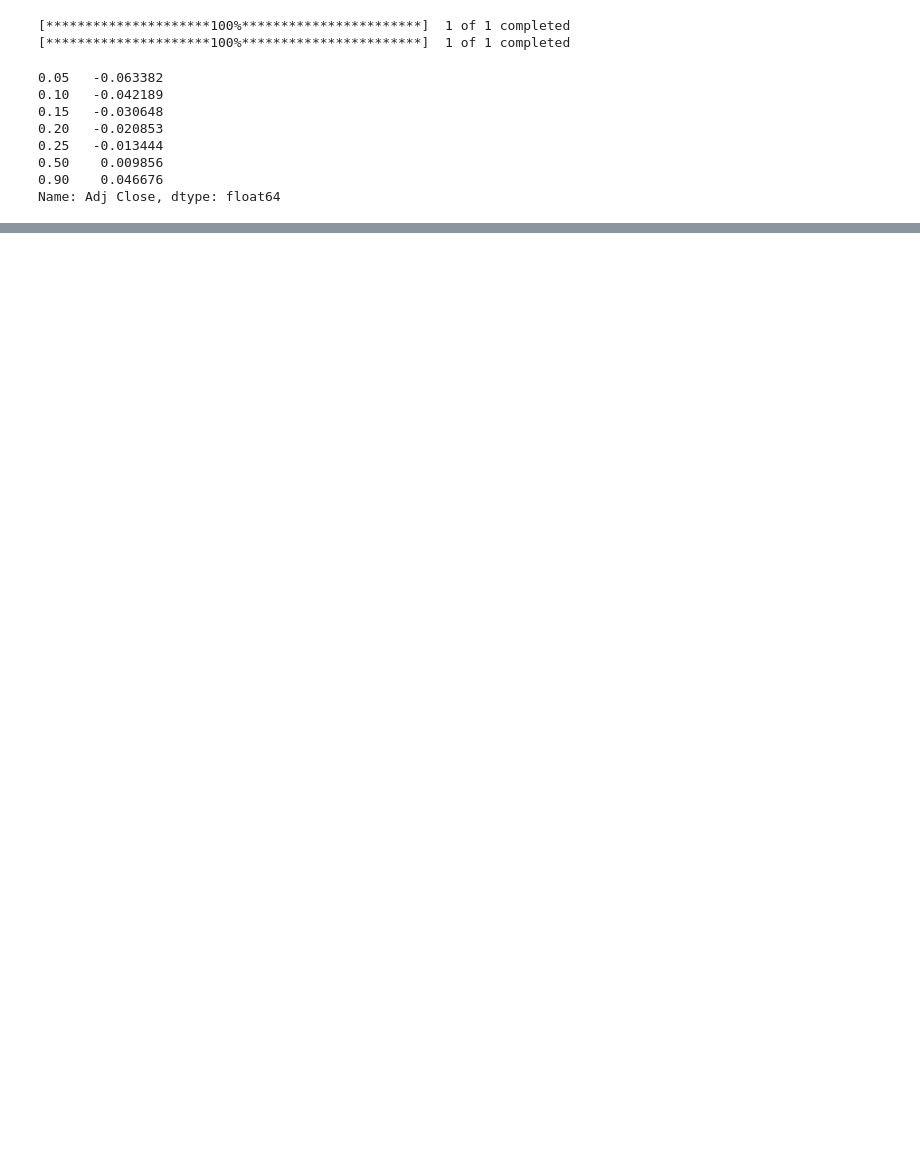
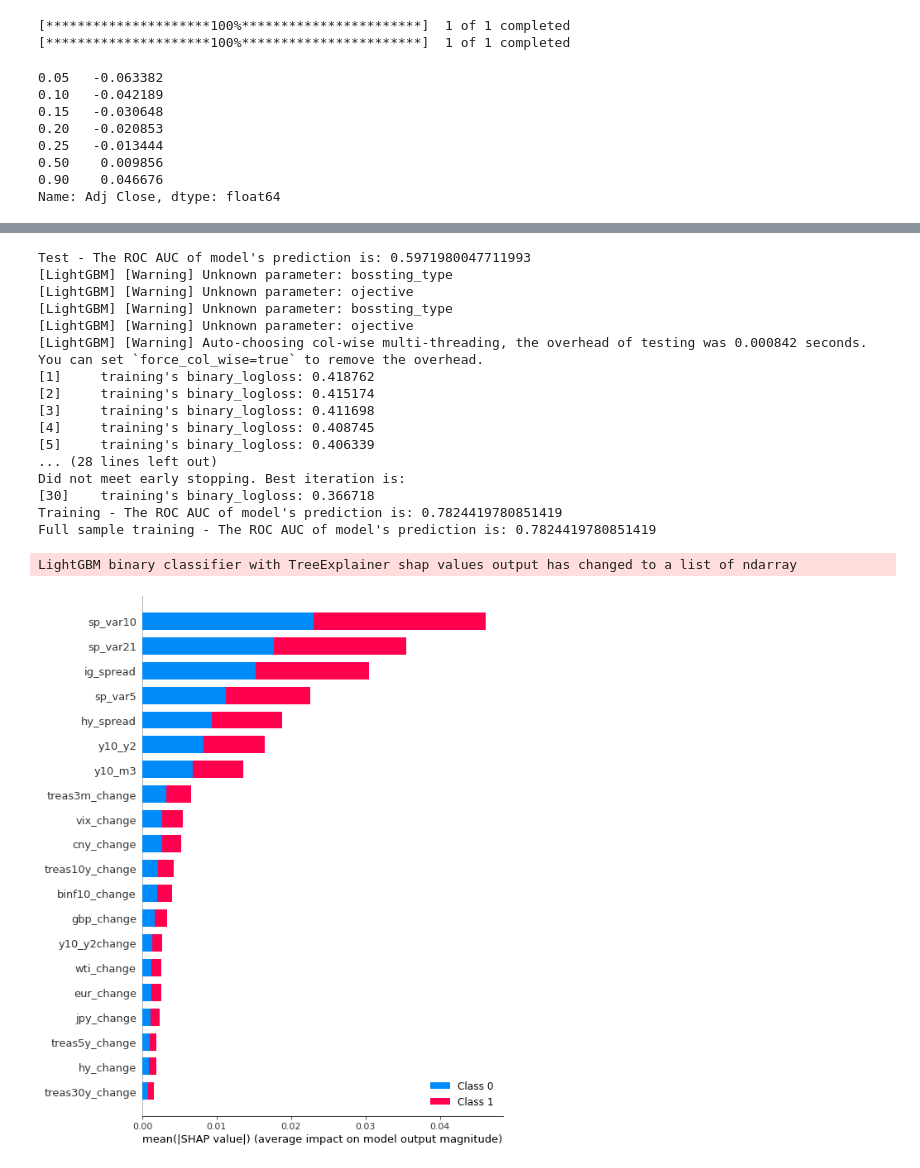
Before and after one commit to surekhanaga88/sp_500_classification, a Jupyter notebook: gbdt_01.ipynb, the cells around one changed output, grey strips where cells are left out. Saved outputs shown, nothing was run; the diff lists cells and outputs as text; code cells hidden in the pictures; blank space fills up the shorter version.

Commit message:
runs to work out params for 5-day model

```diff
--- a/gbdt_01.ipynb
+++ b/gbdt_01.ipynb
@@ -36,7 +36,7 @@ start_yf = '1995-01-01'
 interval='1d'
 series_names = ['ig_spread','hy_spread','wti','treas_3m','treas_5y','treas_10y','treas_30y','binf_5y','binf_10y','y10_y2','y10_m3','vix','eur','jpy','gbp','cny']
 
-fred_series,sp_data = download_data(fred,series_fred,start_fred,ticker_yf,start_yf,interval,series_names)
+fred_series,sp_data = mod.download_data(fred,series_fred,start_fred,ticker_yf,start_yf,interval,series_names)
 # %% [output]
 [*********************100%***********************]  1 of 1 completed
 [*********************100%***********************]  1 of 1 completed
@@ -55,7 +55,7 @@ fred_series,sp_data = download_data(fred,series_fred,start_fred,ticker_yf,start_
 11. VIX and change in VIX
 12. Change in currencies
 """
-data_0,feature_num,sp_return5,sp_return10,sp_return15 = derive_features(fred_series,sp_data)
+data_0,feature_num,sp_return5,sp_return10,sp_return15 = mod.derive_features(fred_series,sp_data)
 # %%
 #Let's check their percentile distribution
 #N E E D   A   P L O T
@@ -87,5 +87,5 @@ features_names = pd.DataFrame(f_names,feature_num)
 ############################################################# 5 -day ahead model ########################################################################
 # %%
 #Train-test split
-train_size,valid_size,test_size = data_split_size(data_5d,0.75)
-x_train,y_train,x_valid,y_valid,x_test,y_test = data_split(data_5d,y_5d,train_size,valid_size,test_size)
+train_size,valid_size,test_size = mod.data_split_size(data_5d,0.75)
+x_train,y_train,x_valid,y_valid,x_test,y_test = mod.data_split(data_5d,y_5d,train_size,valid_size,test_size)
@@ -204,0 +250,10 @@ LightGBM binary classifier with TreeExplainer shap values output has changed to
+# %%
+######Start training next 10 rounds with early stopping ######
+prev_model = gbm
+stopping_rounds = 5
+gbm,y_pred_train,auc_train_model = mod.train_third_rounds(params_5d3,lgb_train,num_boost,prev_model,valid_set,feature_num,stopping_rounds,x_train,y_train_target)
+gbm.save_model('model_5d3_early_stopping.txt')
+saved_model = 'model_5d3_early_stopping.txt'
+
+######Validate ######
+bst,y_pred_valid,auc_loaded_model = mod.validate(saved_model,x_valid,y_valid_target)
@@ -204,0 +278,52 @@ LightGBM binary classifier with TreeExplainer shap values output has changed to
+# %%
+######Test ########
+bst,y_pred_test,auc_test_model = mod.test_final_model(saved_model,x_test,y_test_target)
+
+######Full sample model run ######
+lgb_train = lgb.Dataset(data_5d,y_5d.iloc[:,2],free_raw_data=False)
+valid_set = lgb_train
+data_full_sample = data_5d
+y_full_sample = y_5d.iloc[:,2]
+
+gbm = mod.full_sample_model(params_5d3,lgb_train,num_boost,valid_set,feature_num,stopping_rounds,data_full_sample,y_full_sample,learning_param)
+gbm.save_model('model_5d3_full_sample.txt')
+saved_model = 'model_5d3_full_sample.txt'
+
+full_sample_preds,auc_full_model =  mod.full_sample_predict(saved_model,data_full_sample,y_full_sample)
+
+#######Pickle 5day ahead model#######
+
+with open('5day_ahead_5d3.pkl','wb') as fout:
+    pickle.dump(gbm,fout)
+
+
+######Sample including the last 5 days#######
+with open('5day_ahead_5d3.pkl','rb') as fin:
+    pkl_5day_15thp = pickle.load(fin)
+
+y_pred_5day = pkl_5day_15thp.predict(data_0)
+
+######Feature importance######
+#print(f"Fetaure importances: {list(gbm.feature_importance())}")
+#SHAP values
+mod.plot_shap(gbm,data_0,f_names)
+# %% [output]
+Test - The ROC AUC of model's prediction is: 0.5971980047711993
+[LightGBM] [Warning] Unknown parameter: bossting_type
+[LightGBM] [Warning] Unknown parameter: ojective
+[LightGBM] [Warning] Unknown parameter: bossting_type
+[LightGBM] [Warning] Unknown parameter: ojective
+[LightGBM] [Warning] Auto-choosing col-wise multi-threading, the overhead of testing was 0.000842 seconds.
+You can set `force_col_wise=true` to remove the overhead.
+[1]     training's binary_logloss: 0.418762
+[2]     training's binary_logloss: 0.415174
+[3]     training's binary_logloss: 0.411698
+[4]     training's binary_logloss: 0.408745
+[5]     training's binary_logloss: 0.406339
+... (28 lines left out)
+Did not meet early stopping. Best iteration is:
+[30]    training's binary_logloss: 0.366718
+Training - The ROC AUC of model's prediction is: 0.7824419780851419
+Full sample training - The ROC AUC of model's prediction is: 0.7824419780851419
+LightGBM binary classifier with TreeExplainer shap values output has changed to a list of ndarray
+[figure, added]
```
Also changed, not shown: parts of 7 cells of this notebook, 21 other files.
